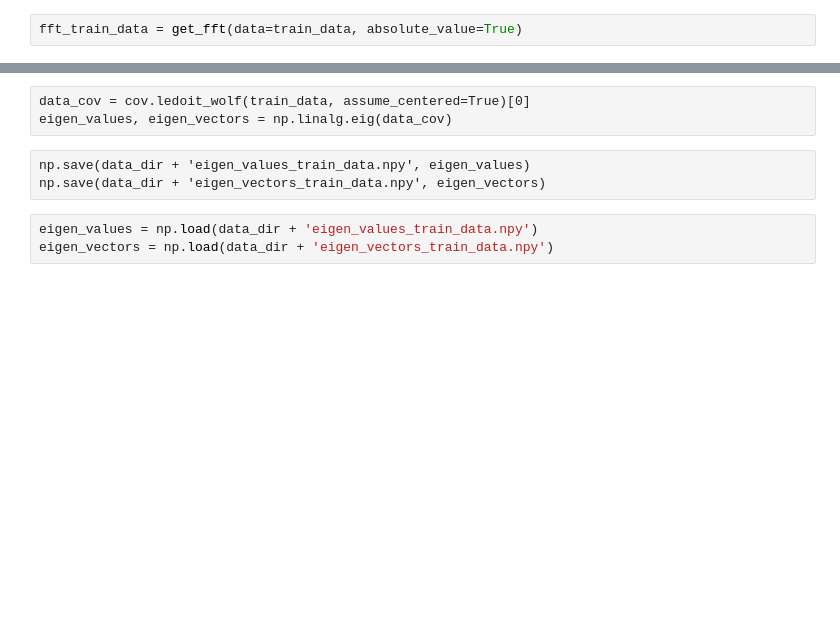
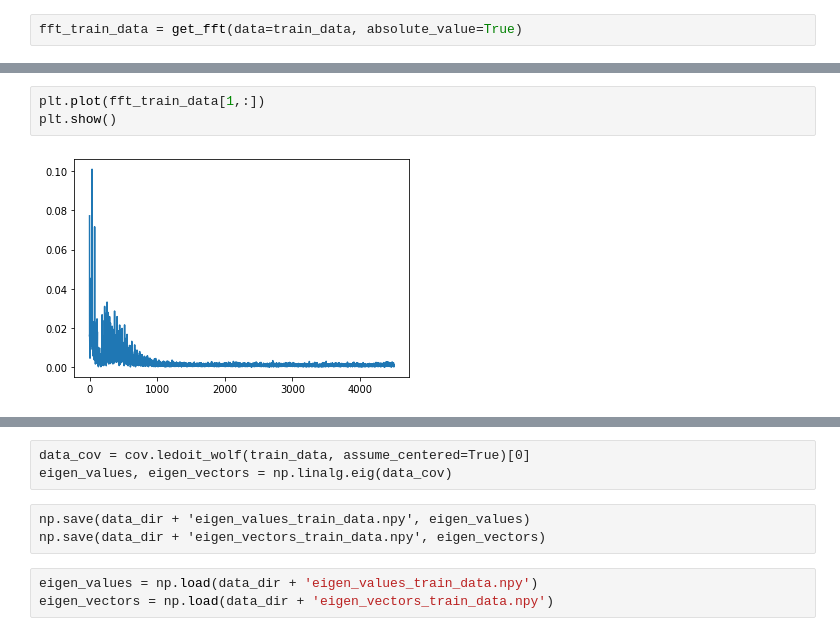
Before and after one commit to lmedeiro/covariance_estimators_in_machine_learning, a Jupyter notebook: feature_engineering_tutorial.ipynb, the cells around one changed output, grey strips where cells are left out. Drawn from its saved outputs; the diff is of its cells as text; blank space fills up the shorter version.

```diff
--- a/feature_engineering_tutorial.ipynb
+++ b/feature_engineering_tutorial.ipynb
@@ -384,0 +446,5 @@ fft_train_data.shape
+# %%
+plt.plot(fft_train_data[1,:])
+plt.show()
+# %% [output]
+[figure, added]
```
Also changed, not shown: parts of 41 cells of this notebook, 2 other files.
